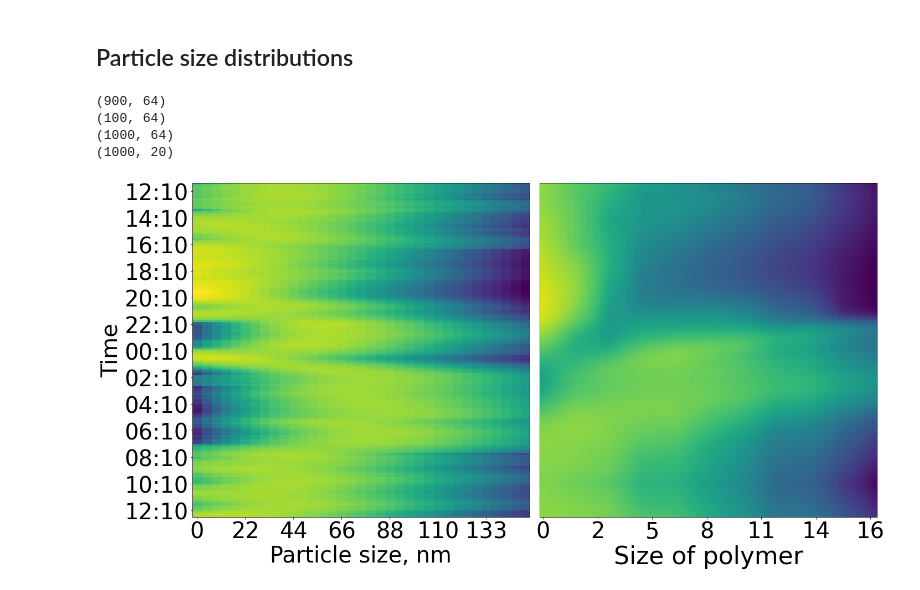
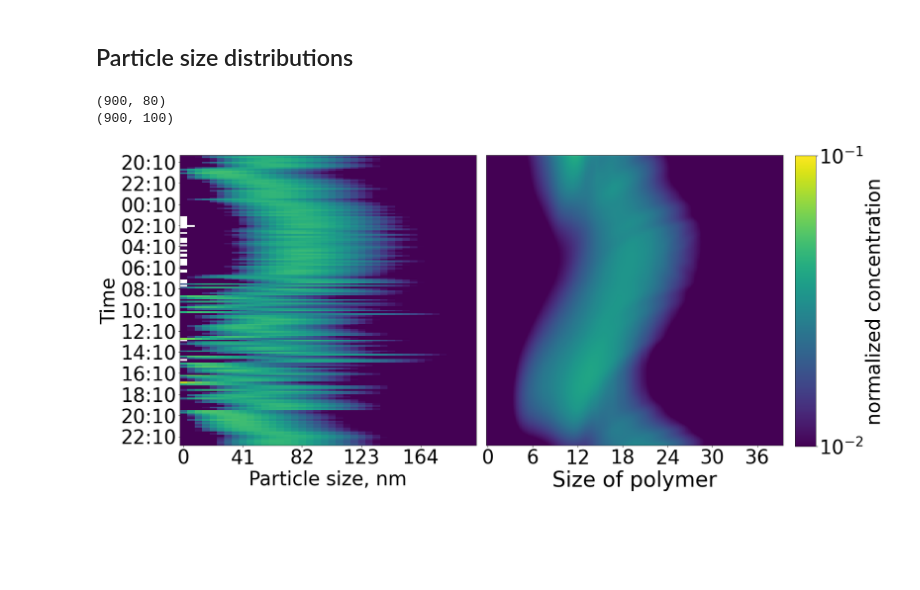
Before and after one commit to RishatZagidullin/coagulation-advection-1d, a Jupyter notebook: run_folder/baikal_data.ipynb, the cells around one changed output. Saved outputs shown, nothing was run; the diff lists cells and outputs as text; code cells hidden in the pictures; blank space fills up the shorter version.

```diff
--- a/run_folder/baikal_data.ipynb
+++ b/run_folder/baikal_data.ipynb
@@ -347,68 +313,68 @@ sp_ticks_pos = np.arange(len(sp_ticks))
 
 dd = data_boyarsk[sp_ticks][76:781]
 dt = data_boyarsk['Unnamed: 2'][76:781]
-dd = (dd[dd.columns][285:440]).values
-dt = dt[285:440].values
+dd = (dd[dd.columns][val1:val2]).values
+dt = dt[val1:val2].values
 dt_time = [str(item)[11:-13] for item in dt]
 
 st = 1000
-en = 2000
-val = 18
-y1 = y[st+100:en, val, :]
-y2 = np.flip(y[st-100:st, val, :], axis=0)
-print(y1.shape)
-print(y2.shape)
-sizes = np.vstack([y1,y2])
+en = 1900
+val = 11
+
+sizes = np.copy(y[st:en, val, :])
 print(sizes.shape)
 
 
 fig, ax = plt.subplots(1, 2, figsize=(20,10))
 
-ax[0].set_xticks(sp_ticks_pos[::5], np.floor(np.linspace(0, 173, len(sp_ticks_pos))).astype(int)[::5], fontsize=40)
-#ax[0].xaxis.set_tick_params(rotation=90, labelsize=25)
+ax[0].set_xticks(sp_ticks_pos[::8], np.floor(np.linspace(0, 200, len(sp_ticks_pos))).astype(int)[::8], fontsize=40)
 ax[0].set_yticks((np.arange(len(dt_time))+3.5)[::12], dt_time[::12], fontsize=40)
 ax[0].set_ylabel("Time", fontsize=40)
 ax[0].set_xlabel("Particle size, nm", fontsize=40)
 
 ax[1].set_yticks([])
-ax[1].set_xticks(np.linspace(0, 100, 100)[::8], np.linspace(0, 35, 100)[::8].astype(int), fontsize=40)
+ax[1].set_xticks(np.linspace(0, 100, 100)[::15], np.linspace(0, 40, 100)[::15].astype(int), fontsize=40)
 ax[1].set_xlabel("Size of polymer", fontsize=44)
 
-normed = sizes[:,4:26]
-normed_ma = np.zeros((1000,normed.shape[1]-1))
-normed_new = np.zeros((1000,100))
+normed = sizes[:,:]
+normed_ma = np.zeros((en-st,normed.shape[1]-1))
+normed_new = np.zeros((en-st,100))
 for i in range(normed.shape[0]):
     normed[i] = normed[i]/normed[i].sum()
     normed_ma[i] = moving_average(normed[i],2)
     xx = np.arange(len(normed_ma[i]))
     xxx = np.linspace(0, len(normed_ma[i])-1, 100)
     f = interpolate.interp1d(xx, normed_ma[i])
     normed_new[i]=f(xxx)
 
 
-normed_dd = dd[:,5:].astype(float)
+normed_dd = dd[:,:].astype(float)
 normed_dd_ma = np.zeros((normed_dd.shape[0]-4,normed_dd.shape[1]))
 
 for i in range(normed_dd.shape[0]):
     normed_dd[i] = normed_dd[i]/normed_dd[i].sum()
 
 for i in range(normed_dd.shape[1]):
     normed_dd_ma[:,i] = moving_average(normed_dd[:,i],5)
 
+im = ax[0].imshow(normed_dd[:, :], aspect='auto', norm=LogNorm(vmin=0.01, vmax=0.2))
+im = ax[1].imshow(normed_new[:, :], aspect='auto', norm=LogNorm(vmin=0.01, vmax=0.1))
 
+cbar_ax = fig.add_axes([1.01, 0.143, 0.03, 0.837])
 
-ax[0].imshow(normed_dd_ma, aspect='auto', norm=LogNorm())
-ax[1].imshow(normed_new[:, 30:80], aspect='auto', norm=LogNorm(vmax=0.25))
-print(normed[:,2:].shape)
+cbar = fig.colorbar(im, cax=cbar_ax)
+cbar.ax.tick_params(labelsize=40)
+cbar.set_label("normalized concentration", fontsize=40)
+plt.minorticks_off()
+
+print(normed_new.shape)
 fig.tight_layout()
 
 plt.savefig("heatmap.pdf", bbox_inches='tight', format='pdf')
 # %% [output]
-(900, 64)
-(100, 64)
-(1000, 64)
-(1000, 20)
+(900, 80)
+(900, 100)
-[figure, old version]
+[figure, new version]
 # %%
 #THIS IS BASED ON SMOOTH SIN
 
```
Also changed, not shown: parts of 20 cells of this notebook, 2 other files.
